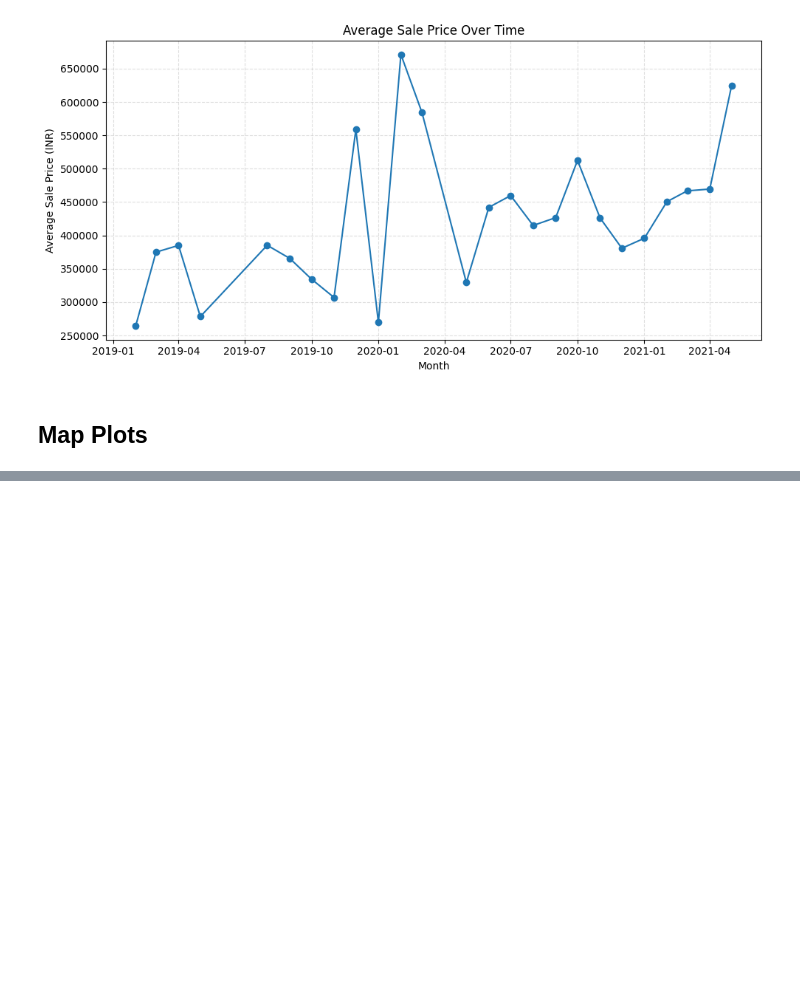
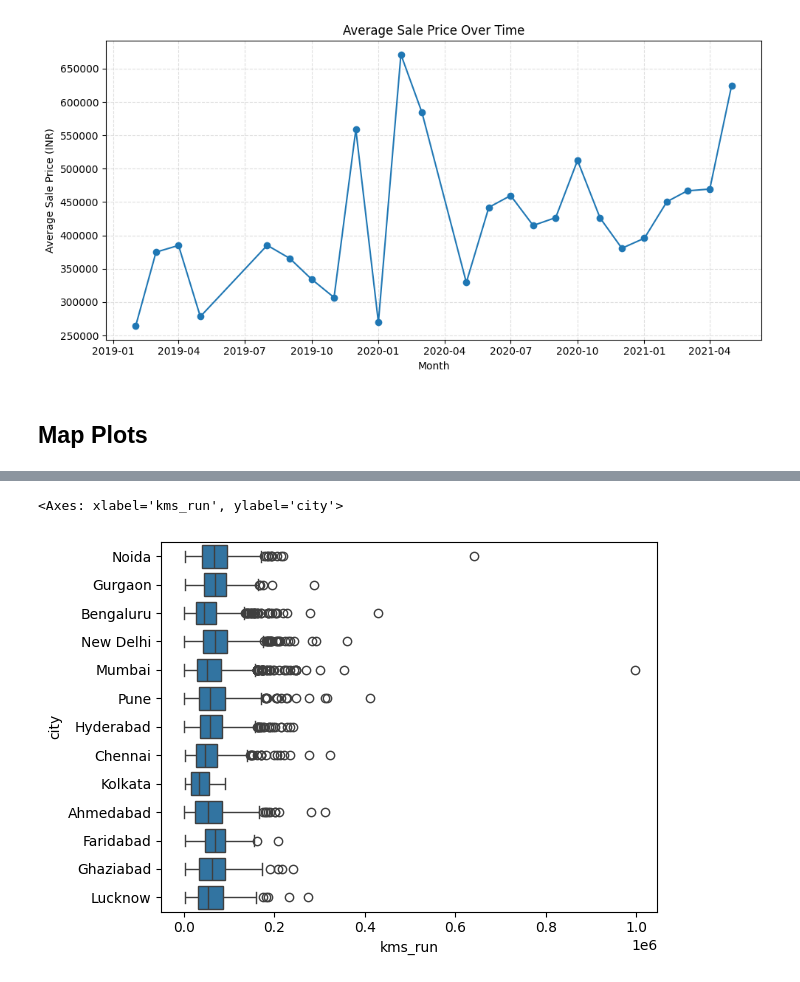
Before and after one commit to aarschne/UN5550finalproject, a Jupyter notebook: data_cleaning_visualization.ipynb, the cells around one changed output, grey strips where cells are left out. Drawn from its saved outputs; the diff is of its cells as text; code cells hidden in the pictures; blank space fills up the shorter version.

```diff
--- a/data_cleaning_visualization.ipynb
+++ b/data_cleaning_visualization.ipynb
@@ -207,5 +214,9 @@ print(geodatasets.data)
 # %%
 #TODO: City vs. average kilometers run
+sns.boxplot(x="kms_run", y="city", data=cars)
+# %% [output]
+<Axes: xlabel='kms_run', ylabel='city'>
+[figure, added]
 # %%
 #TODO: City vs. sale price for each car type
 # %%
```
Also changed, not shown: parts of 3 cells of this notebook.
